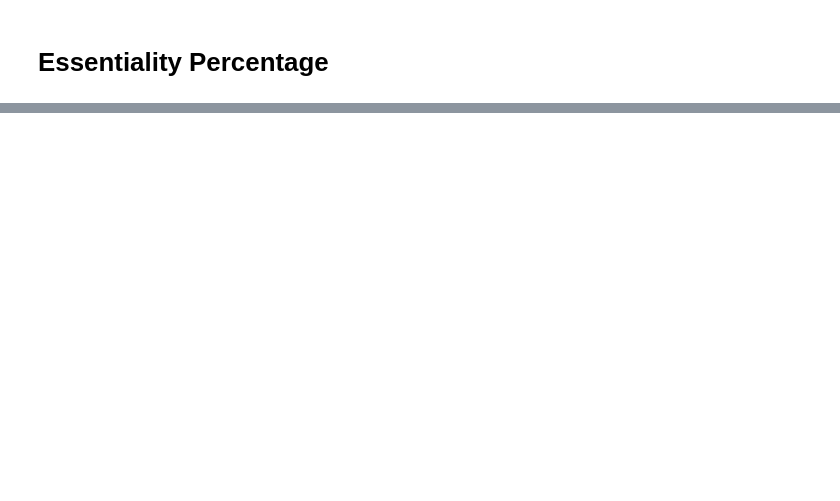
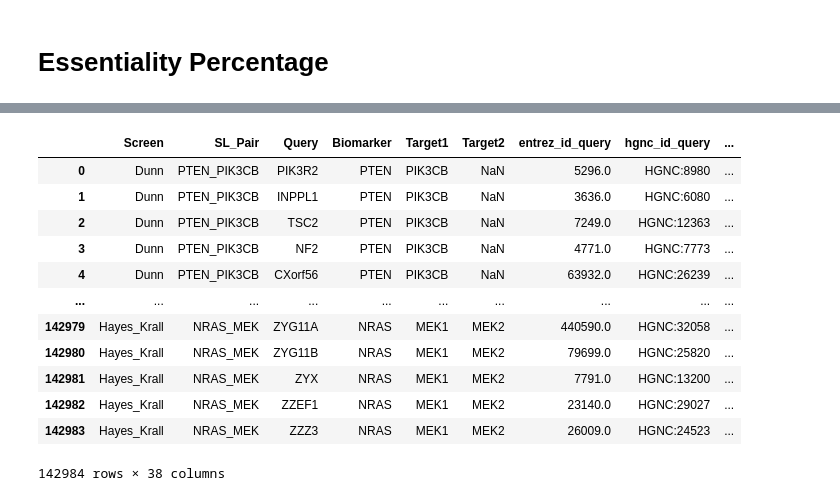
Before and after one commit to cancergenetics/SL_resistance, a Jupyter notebook: 10_feature_merge.ipynb, the cells around one changed output, grey strips where cells are left out. Saved outputs shown, nothing was run; the diff lists cells and outputs as text; code cells hidden in the pictures; blank space fills up the shorter version.

```diff
--- a/10_feature_merge.ipynb
+++ b/10_feature_merge.ipynb
@@ -189,9 +455,23 @@ main_dropna
 # %%
 main_dropna['Class_Processed'] = main_dropna["Class"].map({
-    'Resistant': 1,
-    'Not_Resistant': 0
+    'Resistance': 1,
+    'Non_Resistance': 0
 })
 main_dropna
+# %% [output]
+|  | Screen | SL_Pair | Query | Biomarker | Target1 | Target2 | entrez_id_query | hgnc_id_query | ... |
+| 0 | Dunn | PTEN_PIK3CB | PIK3R2 | PTEN | PIK3CB | NaN | 5296.0 | HGNC:8980 | ... |
+| 1 | Dunn | PTEN_PIK3CB | INPPL1 | PTEN | PIK3CB | NaN | 3636.0 | HGNC:6080 | ... |
+| 2 | Dunn | PTEN_PIK3CB | TSC2 | PTEN | PIK3CB | NaN | 7249.0 | HGNC:12363 | ... |
+| 3 | Dunn | PTEN_PIK3CB | NF2 | PTEN | PIK3CB | NaN | 4771.0 | HGNC:7773 | ... |
+| 4 | Dunn | PTEN_PIK3CB | CXorf56 | PTEN | PIK3CB | NaN | 63932.0 | HGNC:26239 | ... |
+| ... | ... | ... | ... | ... | ... | ... | ... | ... | ... |
+| 142979 | Hayes_Krall | NRAS_MEK | ZYG11A | NRAS | MEK1 | MEK2 | 440590.0 | HGNC:32058 | ... |
+| 142980 | Hayes_Krall | NRAS_MEK | ZYG11B | NRAS | MEK1 | MEK2 | 79699.0 | HGNC:25820 | ... |
+| 142981 | Hayes_Krall | NRAS_MEK | ZYX | NRAS | MEK1 | MEK2 | 7791.0 | HGNC:13200 | ... |
+| 142982 | Hayes_Krall | NRAS_MEK | ZZEF1 | NRAS | MEK1 | MEK2 | 23140.0 | HGNC:29027 | ... |
+| 142983 | Hayes_Krall | NRAS_MEK | ZZZ3 | NRAS | MEK1 | MEK2 | 26009.0 | HGNC:24523 | ... |
+142984 rows × 38 columns
 # %%
 main_dropna.to_csv('input_data/3_ML_outputs/datasets/PredictingSLResistanceFeatures_main_withfeatures_dropna_filtered.csv',index=False)
 # %%
```
Also changed, not shown: parts of 20 cells of this notebook, 6 other files.
